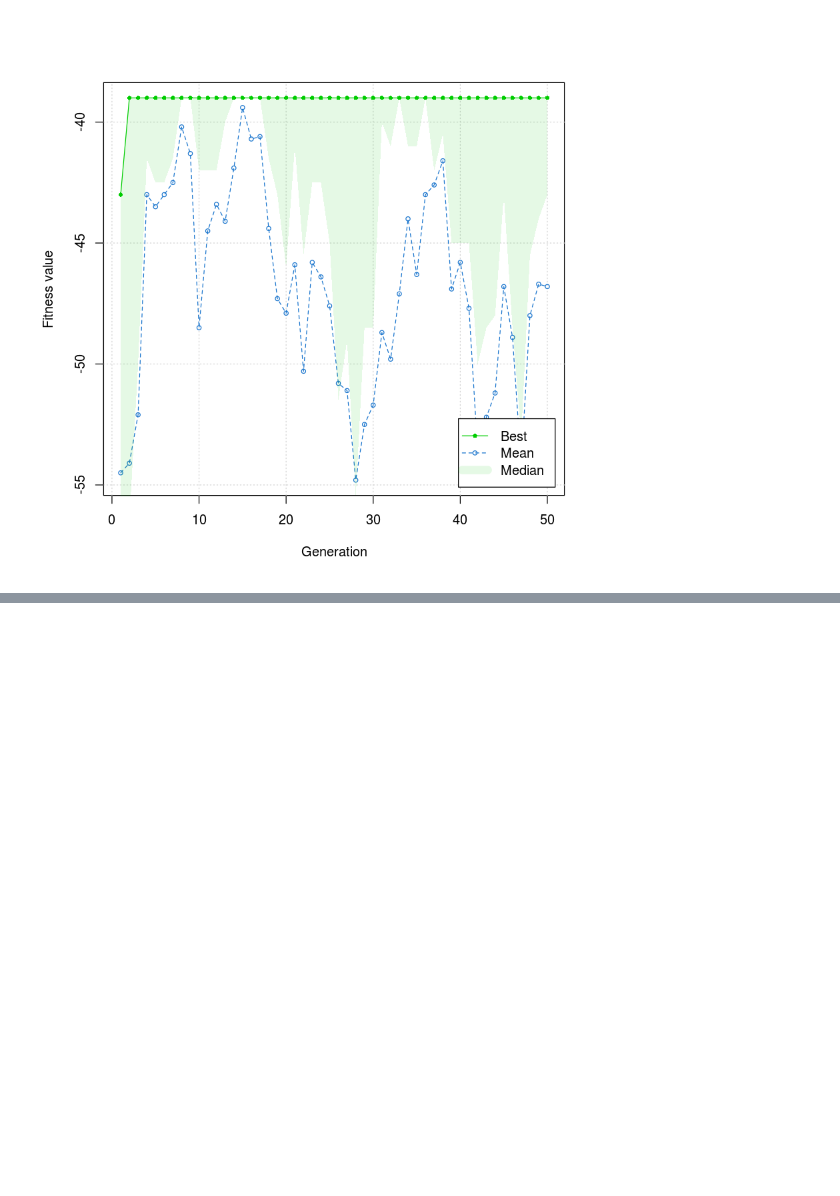
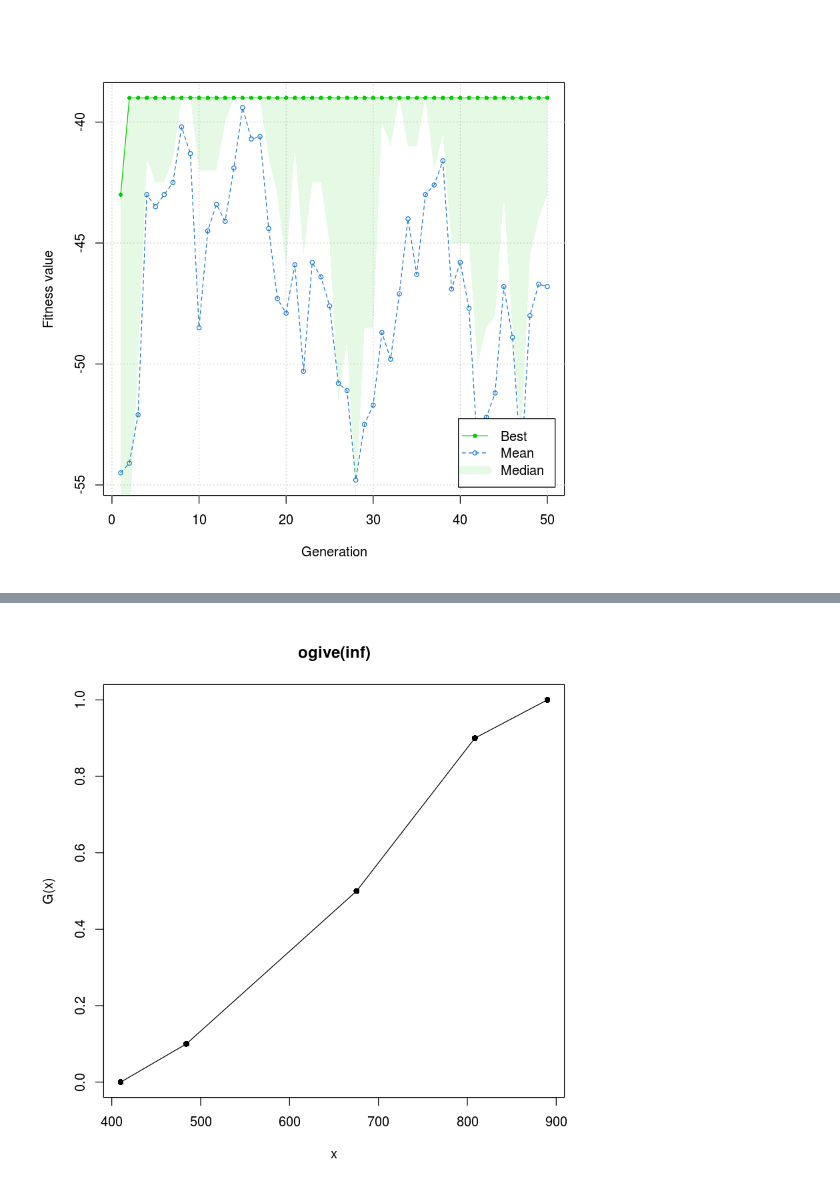
Before and after one commit to thbighead/jupyter-studies, a Jupyter notebook: Aprendizados R Scientist.ipynb, the cells around one changed output, grey strips where cells are left out. Drawn from its saved outputs; the diff is of its cells as text; code cells hidden in the pictures; blank space fills up the shorter version.

```diff
--- a/Aprendizados R Scientist.ipynb
+++ b/Aprendizados R Scientist.ipynb
@@ -1289,0 +1411,6 @@ Para avaliar especialistas. É necessária uma calibração dos pesos dados para
+# %%
+# ogiva, usado para mostrar a frequencia acumulada
+og = ogive(inf)
+plot(og)
+# %% [output]
+[figure, added]
```
Also changed, not shown: parts of 25 cells of this notebook.
